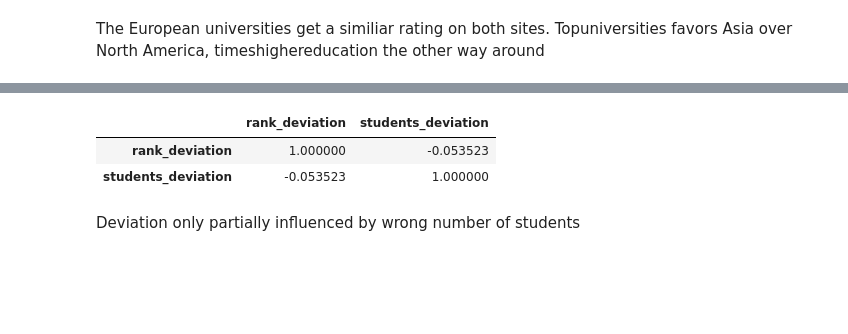
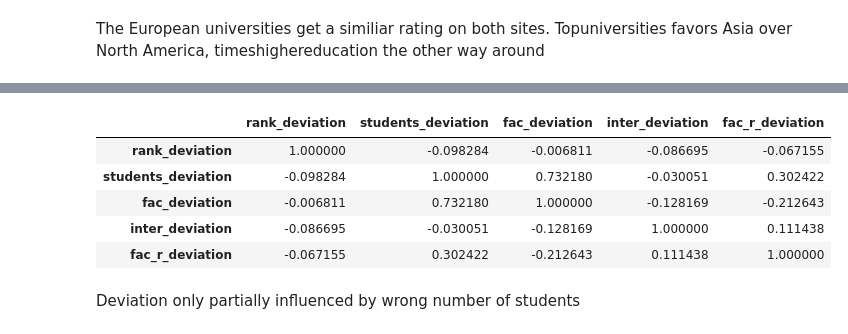
Before and after one commit to maxpr/ADA, a Jupyter notebook: 02 - Data from the Web/Homework2.ipynb, the cells around one changed output, grey strips where cells are left out. Drawn from its saved outputs; the diff is of its cells as text; code cells hidden in the pictures; blank space fills up the shorter version.

```diff
--- a/02 - Data from the Web/Homework2.ipynb
+++ b/02 - Data from the Web/Homework2.ipynb
@@ -574,3 +574,18 @@ th_df.sort_values(["location","stats_pc_intl_students"],ascending=False)
 plotBarChartGroup(th_df, "location", "stats_pc_intl_students", 'Top universities in international students', 'Ratio international students [%]')
 # %% [output]
 [figure]
+# %%
+region_map = {}
+for country in th_df["location"].values:
+    if country in tu_df["country"].values:
+        region_map[country] = tu_df[tu_df.country == country]["region"].iloc[0]
+    else:
+        if country == 'Russian Federation':
+            region_map[country] = tu_df[tu_df.country == "Russia"]["region"].iloc[0]
+        elif country == 'Luxembourg':
+            region_map[country] = "Europe"
+        else:
+            print (country)
+
+th_df['region'] = th_df.apply(lambda x: region_map[x['location']], axis=1)
+th_df
@@ -901,0 +910,8 @@ df_rank_deviation.groupby(['country'])["rank_deviation"].mean().reset_index().so
+# %%
+# Find not matching faculies
+tu_facs = pd.DataFrame(tu_df.total_faculties)
+th_students_facs = pd.DataFrame(th_df.stats_student_staff_ratio)
+ratio = (tu_facs.total_faculties/(th_stud.stats_number_students/th_students_facs.stats_student_staff_ratio))
+fac_deviation = pd.DataFrame(ratio,columns=["fac_deviation"])
+df_fac_deviation = df.join(fac_deviation)
+df_fac_deviation.sort_values(["fac_deviation"], ascending=False).head()
@@ -919,0 +934,8 @@ df_rank_deviation.groupby(['region'])["rank_deviation"].mean().reset_index().sor
+# %%
+# Find not matching international ratio
+tu_ratio1 = pd.DataFrame(tu_df.ratio_inter)
+th_ratio2 = pd.DataFrame(th_df.stats_pc_intl_students)
+ratio = (tu_ratio1.ratio_inter/th_ratio2.stats_pc_intl_students)
+inter_deviation = pd.DataFrame(ratio,columns=["inter_deviation"])
+df_inter_deviation = df.join(inter_deviation)
+df_inter_deviation.sort_values(["inter_deviation"], ascending=False).head()
@@ -919,0 +958,8 @@ df_rank_deviation.groupby(['region'])["rank_deviation"].mean().reset_index().sor
+# %%
+# Find not matching fac ratio
+tu_ratio1 = pd.DataFrame(tu_df.ratio_students_fac)
+th_ratio2 = pd.DataFrame(th_df.stats_student_staff_ratio)
+ratio = (tu_ratio1.ratio_students_fac/th_ratio2.stats_student_staff_ratio)
+fac_r_deviation = pd.DataFrame(ratio,columns=["fac_r_deviation"])
+df_fac_r_deviation = df.join(fac_r_deviation)
+df_fac_r_deviation.sort_values(["fac_r_deviation"], ascending=False).head()
@@ -920,10 +982,16 @@ df_rank_deviation.groupby(['region'])["rank_deviation"].mean().reset_index().sor
 # %%
 df_deviation = df.join(rank_deviation)
 df_deviation = df_deviation.join(stud_deviation)
-df_deviation[["rank_deviation","students_deviation"]].corr()
+df_deviation = df_deviation.join(fac_deviation)
+df_deviation = df_deviation.join(inter_deviation)
+df_deviation = df_deviation.join(fac_r_deviation)
+df_deviation[["rank_deviation","students_deviation","fac_deviation", "inter_deviation", "fac_r_deviation"]].corr()
 # %% [output]
-|  | rank_deviation | students_deviation |
-| rank_deviation | 1.000000 | -0.053523 |
-| students_deviation | -0.053523 | 1.000000 |
+|  | rank_deviation | students_deviation | fac_deviation | inter_deviation | fac_r_deviation |
+| rank_deviation | 1.000000 | -0.098284 | -0.006811 | -0.086695 | -0.067155 |
+| students_deviation | -0.098284 | 1.000000 | 0.732180 | -0.030051 | 0.302422 |
+| fac_deviation | -0.006811 | 0.732180 | 1.000000 | -0.128169 | -0.212643 |
+| inter_deviation | -0.086695 | -0.030051 | -0.128169 | 1.000000 | 0.111438 |
+| fac_r_deviation | -0.067155 | 0.302422 | -0.212643 | 0.111438 | 1.000000 |
 # %% [markdown]
 Deviation only partially influenced by wrong number of students
```
Also changed, not shown: parts of 28 cells of this notebook.
